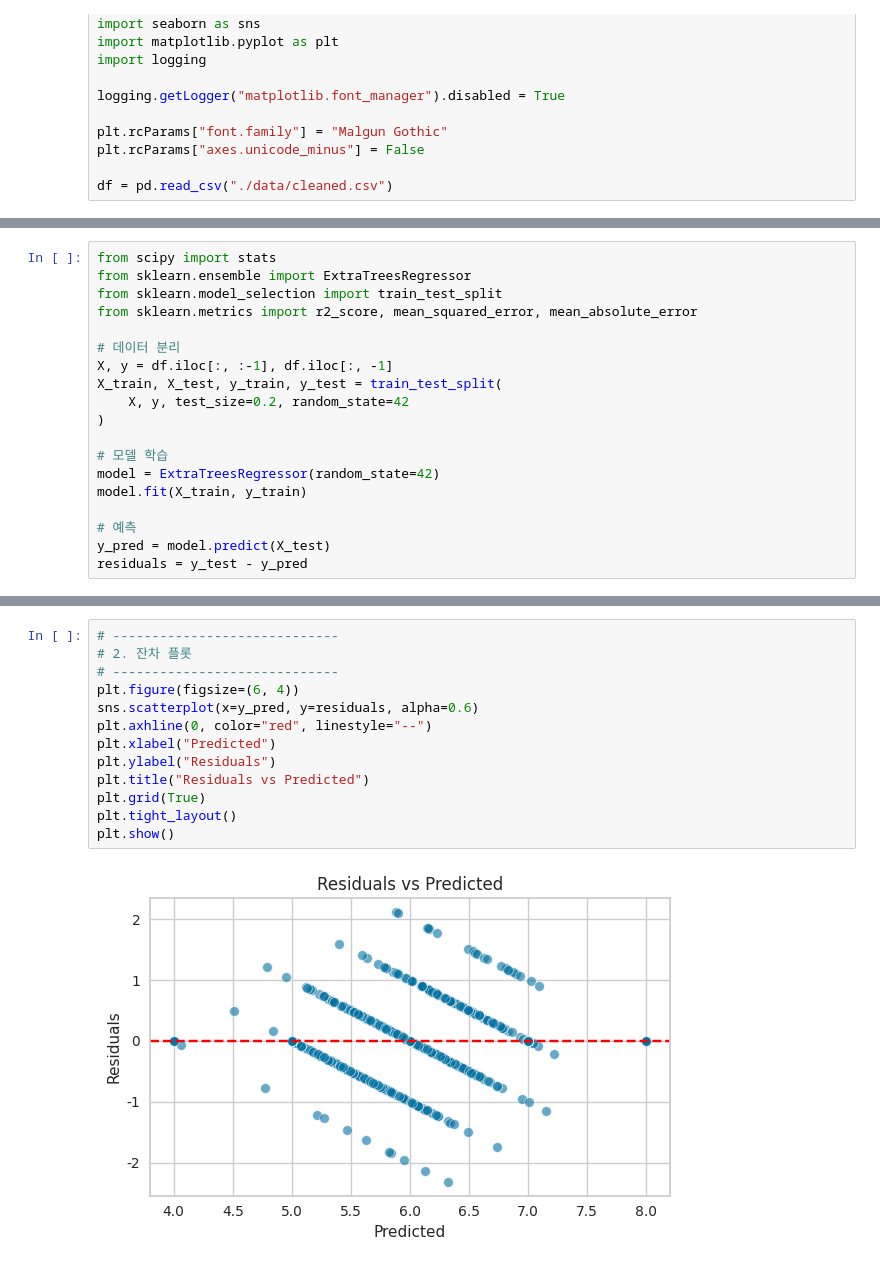
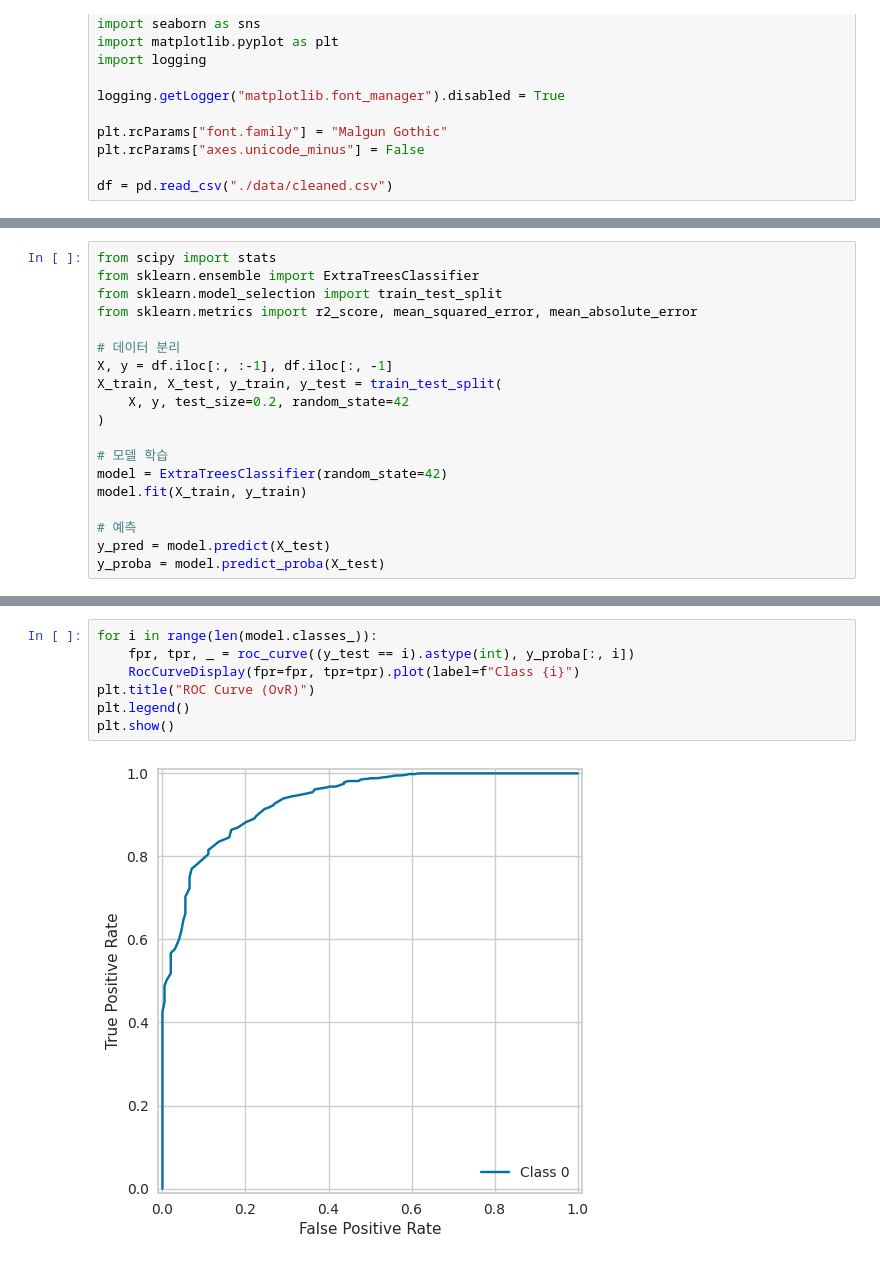
Before and after one commit to dongwonmoon/Recipe-Optimize, a Jupyter notebook: 02.ML.ipynb, the cells around one changed output, grey strips where cells are left out. Saved outputs shown, nothing was run; the diff lists cells and outputs as text.

```diff
--- a/02.ML.ipynb
+++ b/02.ML.ipynb
@@ -77,6 +73,6 @@ predict_model(best_model)
 # %%
 from scipy import stats
-from sklearn.ensemble import ExtraTreesRegressor
+from sklearn.ensemble import ExtraTreesClassifier
 from sklearn.model_selection import train_test_split
 from sklearn.metrics import r2_score, mean_squared_error, mean_absolute_error
 
@@ -87,10 +83,10 @@ X_train, X_test, y_train, y_test = train_test_split(
 )
 
 # 모델 학습
-model = ExtraTreesRegressor(random_state=42)
+model = ExtraTreesClassifier(random_state=42)
 model.fit(X_train, y_train)
 
 # 예측
 y_pred = model.predict(X_test)
-residuals = y_test - y_pred
+y_proba = model.predict_proba(X_test)
 # %%
@@ -111,15 +112,9 @@ plt.show()
 # %%
-# -----------------------------
-# 2. 잔차 플롯
-# -----------------------------
-plt.figure(figsize=(6, 4))
-sns.scatterplot(x=y_pred, y=residuals, alpha=0.6)
-plt.axhline(0, color="red", linestyle="--")
-plt.xlabel("Predicted")
-plt.ylabel("Residuals")
-plt.title("Residuals vs Predicted")
-plt.grid(True)
-plt.tight_layout()
+for i in range(len(model.classes_)):
+    fpr, tpr, _ = roc_curve((y_test == i).astype(int), y_proba[:, i])
+    RocCurveDisplay(fpr=fpr, tpr=tpr).plot(label=f"Class {i}")
+plt.title("ROC Curve (OvR)")
+plt.legend()
 plt.show()
 # %% [output]
-[figure, old version]
+[figure, new version]
```
Also changed, not shown: parts of 6 cells of this notebook, 9 other files.
